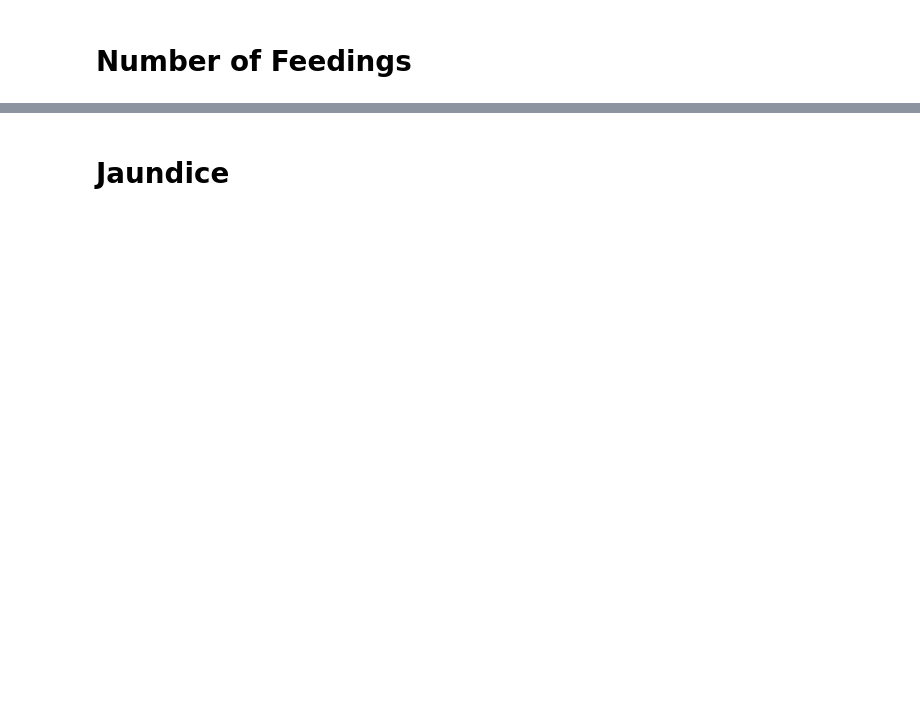
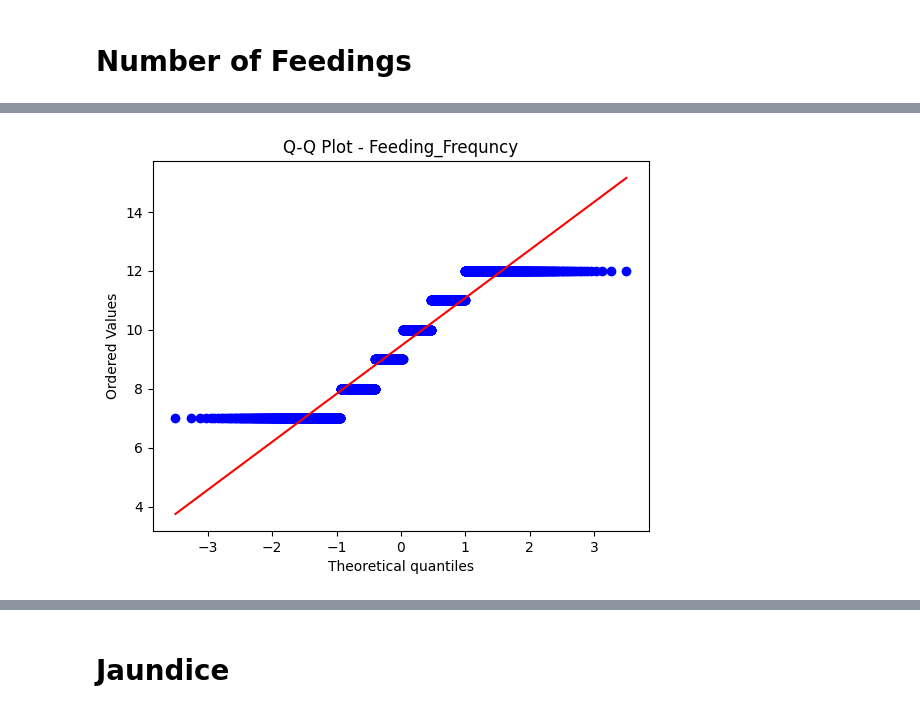
Before and after one commit to rsanche4/MA541-Project, a Jupyter notebook: GenderAndGestationalAge.ipynb, the cells around one changed output, grey strips where cells are left out. Drawn from its saved outputs; the diff is of its cells as text; code cells hidden in the pictures; blank space fills up the shorter version.

```diff
--- a/GenderAndGestationalAge.ipynb
+++ b/GenderAndGestationalAge.ipynb
@@ -124,7 +223,9 @@ full_df["feeding_frequency_per_day"].describe()
 # %%
 stats.probplot(full_df["feeding_frequency_per_day"], dist="norm", plot=plt)
-plt.title("Q-Q Plot")
+plt.title("Q-Q Plot - Feeding_Frequncy")
 plt.show()
+# %% [output]
+[figure, added]
 # %%
 stat, p = shapiro(full_df["feeding_frequency_per_day"])
 print("Shapiro-Wilk p-value:", p)
```
Also changed, not shown: parts of 37 cells of this notebook.
